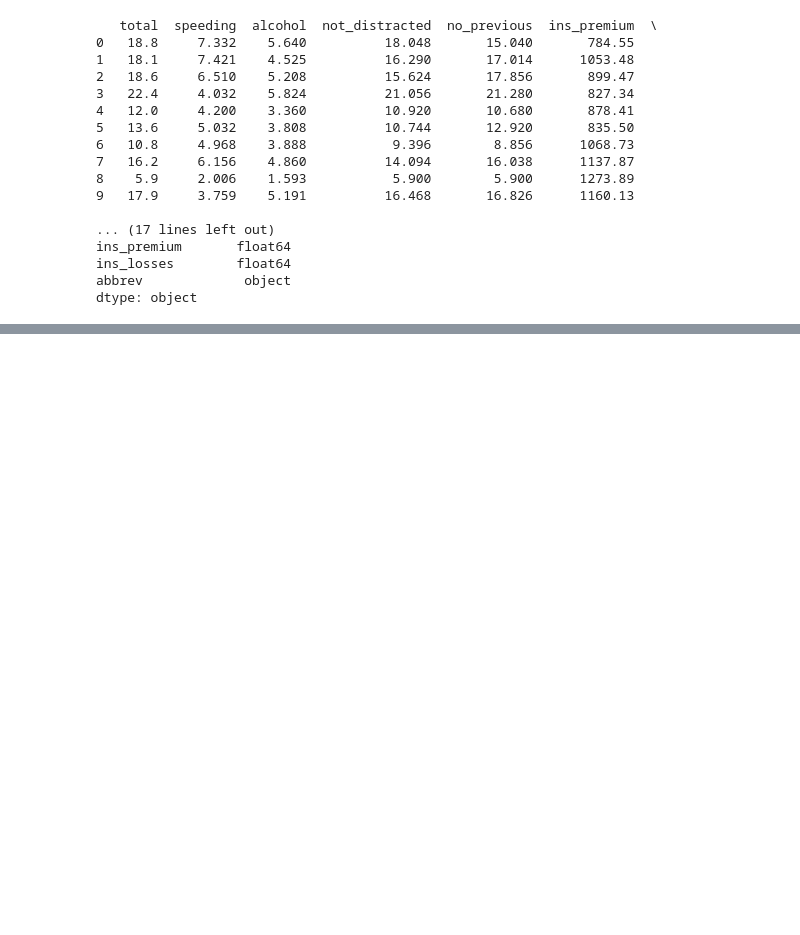
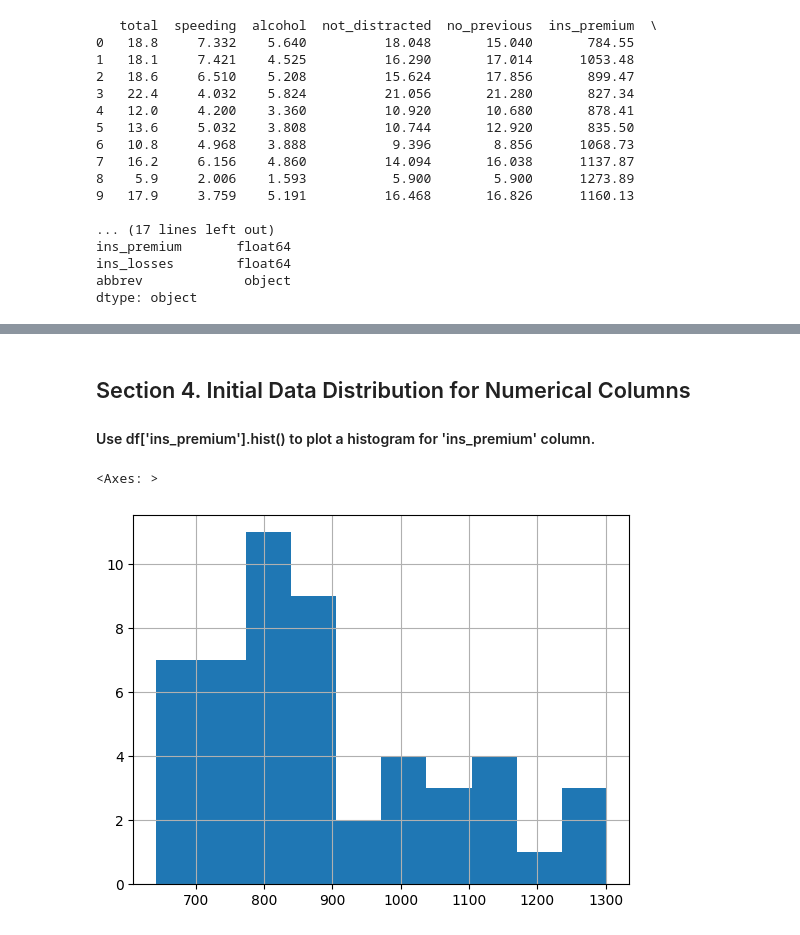
Before and after one commit to ctranimal/datafun-06-eda, a Jupyter notebook: tran_eda.ipynb, the cells around one changed output, grey strips where cells are left out. Cells and saved outputs as stored; diff of their text form; code cells hidden in the pictures; blank space fills up the shorter version.

```diff
--- a/tran_eda.ipynb
+++ b/tran_eda.ipynb
@@ -66,0 +93,9 @@ dtype: object
+# %% [markdown]
+## Section 4. Initial Data Distribution for Numerical Columns
+
+#### Use df['ins_premium'].hist() to plot a histogram for 'ins_premium' column.
+# %%
+df['ins_premium'].hist()
+# %% [output]
+<Axes: >
+[figure, added]
```
Also changed, not shown: parts of 14 cells of this notebook.
